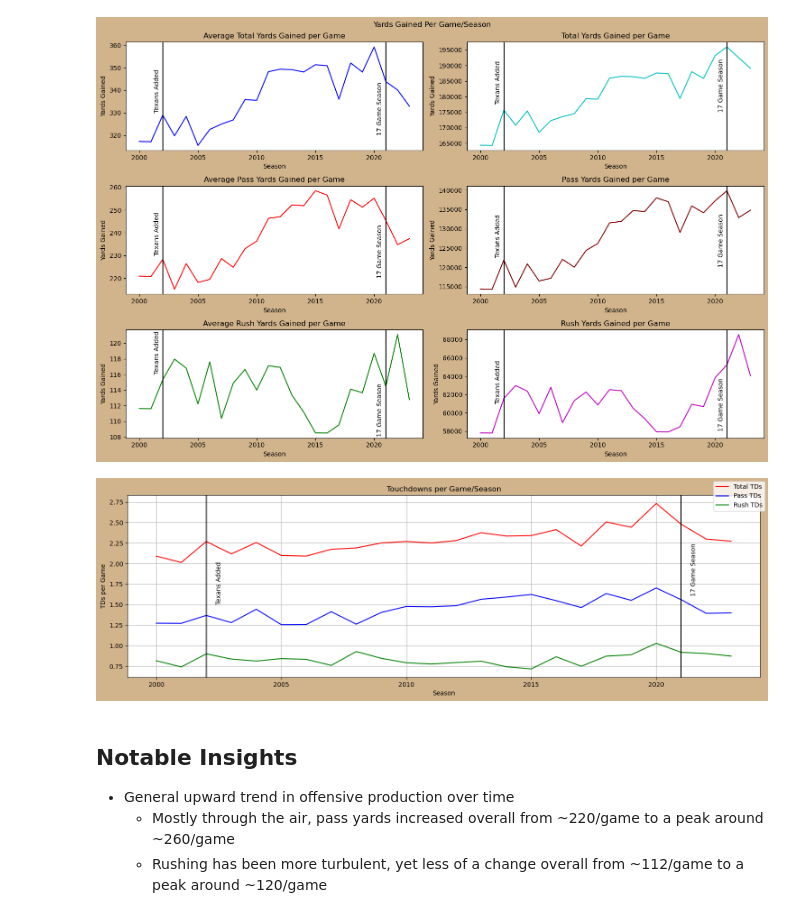
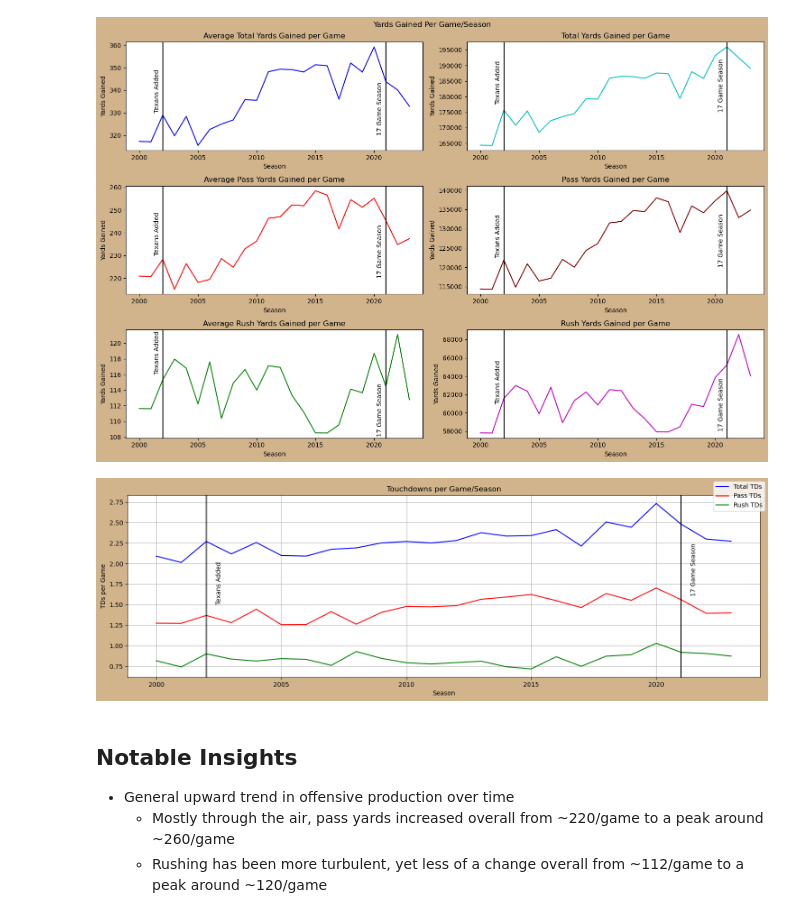
Before and after one commit to RussBone/nfl_data_exploration, a Jupyter notebook: nfl_exploration.ipynb, the cells around one changed output. Saved outputs shown, nothing was run; the diff lists cells and outputs as text; code cells hidden in the pictures.

Commit message:
updated colors

```diff
--- a/nfl_exploration.ipynb
+++ b/nfl_exploration.ipynb
@@ -141,27 +141,27 @@ fig.tight_layout();
 # %%
 tot_td = stats.groupby('season')['total_tds'].mean()
 pass_td = stats.groupby('season')['pass_tds'].mean()
 rush_td = stats.groupby('season')['rush_tds'].mean()
 
 fig, ax = plt.subplots(figsize=(15,5))
 
-tot_td.plot(color='r', label='Total TDs', ax=ax)
-pass_td.plot(color='b', label='Pass TDs', ax=ax)
+tot_td.plot(color='b', label='Total TDs', ax=ax)
+pass_td.plot(color='r', label='Pass TDs', ax=ax)
 rush_td.plot(color='g', label='Rush TDs', ax=ax)
 
 ax.set_title('Touchdowns per Game/Season')
 ax.set_ylabel('TDs per Game')
 ax.set_xlabel('Season')
 ax.axvline(x=2021, color='black', linestyle='-')
 ax.text(2021.5, 1.6, '17 Game Season', rotation=90, verticalalignment='bottom', horizontalalignment='center')
 ax.axvline(x=2002, color='black', linestyle='-')
 ax.text(2002.5, 1.5, 'Texans Added', rotation=90, verticalalignment='bottom', horizontalalignment='center')
 ax.grid()
 fig.legend()
 fig.set_facecolor(color='tan')
 fig.tight_layout();
 # %% [output]
-[figure, old version]
+[figure, new version]
 # %% [markdown]
 ## Notable Insights
 - General upward trend in offensive production over time
```
